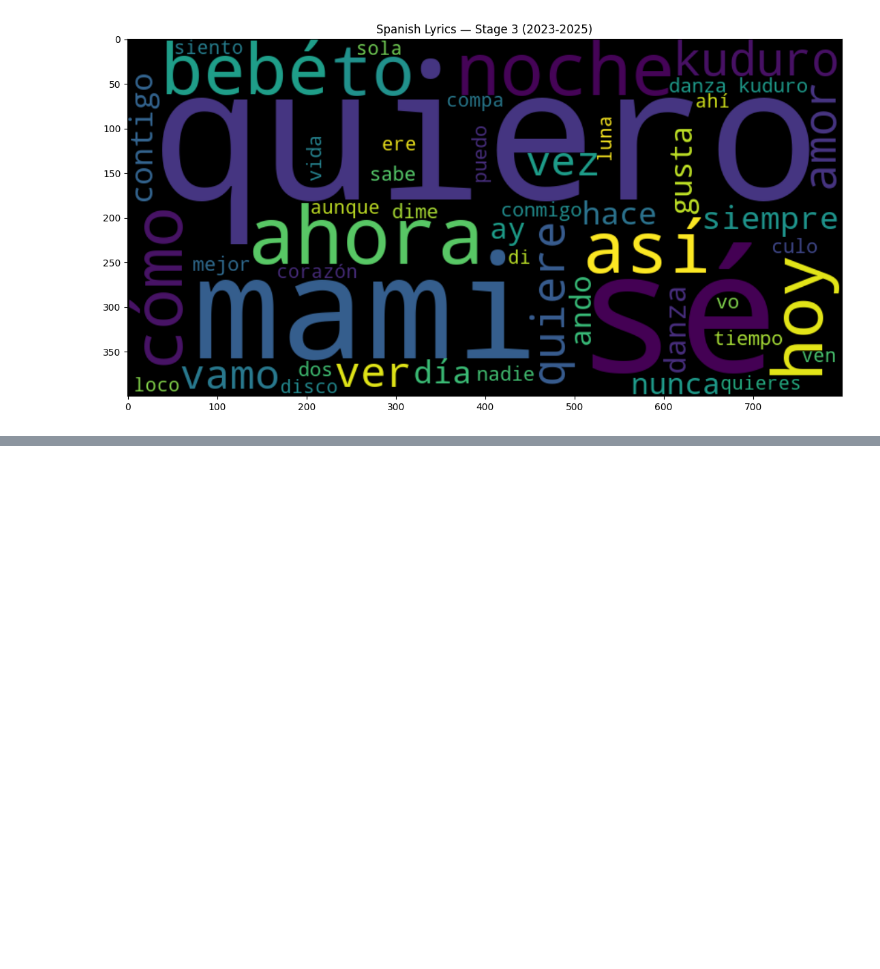
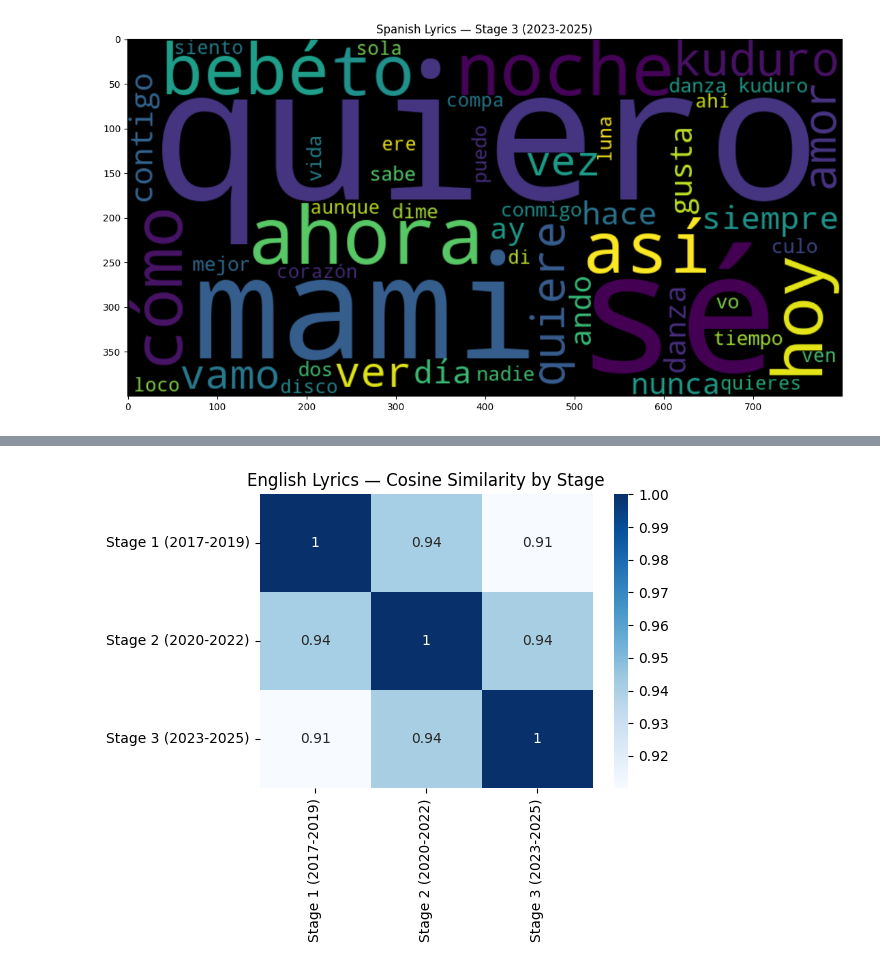
Before and after one commit to yihanciii/ML-spotify-features, a Jupyter notebook: TF-IDF_updated.ipynb, the cells around one changed output, grey strips where cells are left out. Drawn from its saved outputs; the diff is of its cells as text; code cells hidden in the pictures; blank space fills up the shorter version.

Commit message:
Fix stopwords, add word cloud and Document Similarity Analysis figures

```diff
--- a/TF-IDF_updated.ipynb
+++ b/TF-IDF_updated.ipynb
@@ -235,0 +248,5 @@ plt.show()
+# %%
+from sklearn.metrics.pairwise import cosine_similarity
+similarity_matrix_en = cosine_similarity(tfidf_matrix_en)
+similarity_df_en = pd.DataFrame(similarity_matrix_en, index=stages, columns=stages)
+print(similarity_df_en.round(4))
@@ -235,0 +263,9 @@ plt.show()
+# %%
+plt.figure(figsize=(6, 5))
+sns.heatmap(similarity_matrix_en, annot=True, cmap='Blues',
+            xticklabels=stages, yticklabels=stages)
+plt.title('English Lyrics — Cosine Similarity by Stage')
+plt.tight_layout()
+plt.show()
+# %% [output]
+[figure, added]
```
Also changed, not shown: parts of 9 cells of this notebook.
